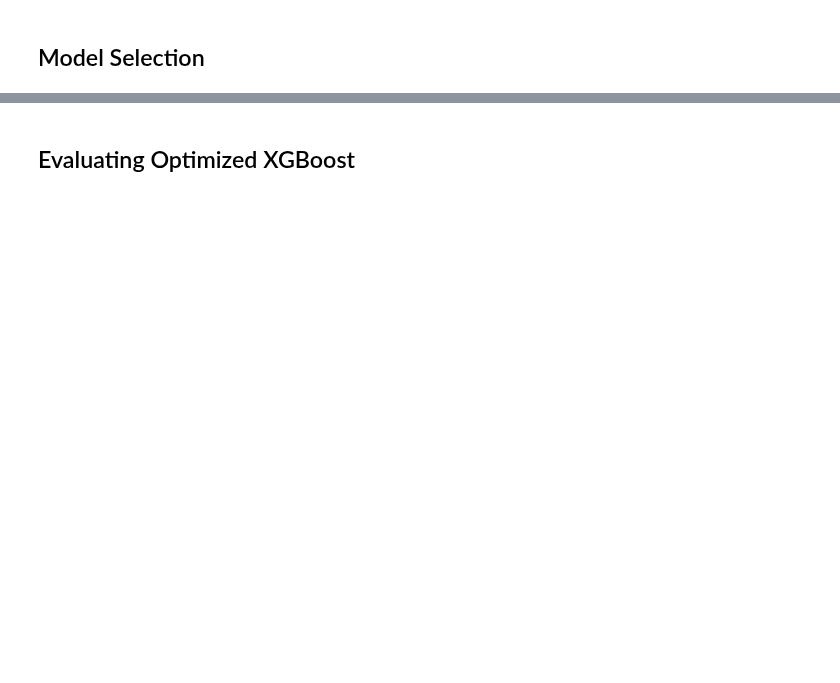
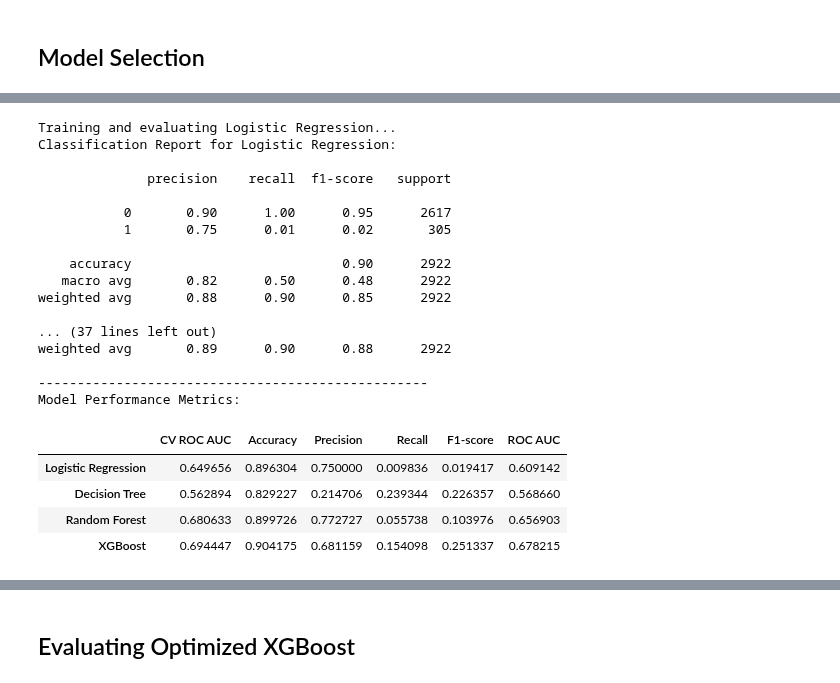
Before and after one commit to ramdhanhdy/DS_Project, a Jupyter notebook: BCG_DataScience_VI/Task4_Modeling.ipynb, the cells around one changed output, grey strips where cells are left out. Drawn from its saved outputs; the diff is of its cells as text; code cells hidden in the pictures; blank space fills up the shorter version.

```diff
--- a/BCG_DataScience_VI/Task4_Modeling.ipynb
+++ b/BCG_DataScience_VI/Task4_Modeling.ipynb
@@ -59,0 +145,10 @@ X_train, X_test, y_train, y_test = train_test_split(X, y, test_size=0.2, random_
+# %%
+# Identify numeric features
+numeric_features = X_train.select_dtypes(include=['int64', 'float64']).columns.tolist()
+
+# Create preprocessing pipeline
+preprocessor = create_preprocessing_pipeline(numeric_features)
+
+# Fit and transform the training data, transform the test data
+X_train_preprocessed = preprocessor.fit_transform(X_train)
+X_test_preprocessed = preprocessor.transform(X_test)
@@ -266,0 +258,44 @@ By shifting to XGBoost and leveraging its built-in capabilities for handling imb
+# %%
+# Define models
+models = {
+    'Logistic Regression': LogisticRegression(max_iter=1000, random_state=42),
+    'Decision Tree': DecisionTreeClassifier(random_state=42),
+    'Random Forest': RandomForestClassifier(random_state=42),
+    'XGBoost': XGBClassifier(random_state=42)
+}
+
+# Train and evaluate models
+results_df = train_and_evaluate_models(
+    models,
+    X_train_preprocessed,
+    y_train,
+    X_test_preprocessed,
+    y_test,
+    cv=5
+)
+
+print("Model Performance Metrics:")
+results_df
+# %% [output]
+Training and evaluating Logistic Regression...
+Classification Report for Logistic Regression:
+
+              precision    recall  f1-score   support
+
+           0       0.90      1.00      0.95      2617
+           1       0.75      0.01      0.02       305
+
+    accuracy                           0.90      2922
+   macro avg       0.82      0.50      0.48      2922
+weighted avg       0.88      0.90      0.85      2922
+
+... (37 lines left out)
+weighted avg       0.89      0.90      0.88      2922
+
+--------------------------------------------------
+Model Performance Metrics:
+|  | CV ROC AUC | Accuracy | Precision | Recall | F1-score | ROC AUC |
+| Logistic Regression | 0.649656 | 0.896304 | 0.750000 | 0.009836 | 0.019417 | 0.609142 |
+| Decision Tree | 0.562894 | 0.829227 | 0.214706 | 0.239344 | 0.226357 | 0.568660 |
+| Random Forest | 0.680633 | 0.899726 | 0.772727 | 0.055738 | 0.103976 | 0.656903 |
+| XGBoost | 0.694447 | 0.904175 | 0.681159 | 0.154098 | 0.251337 | 0.678215 |
```
Also changed, not shown: parts of 40 cells of this notebook, 8 other files.
